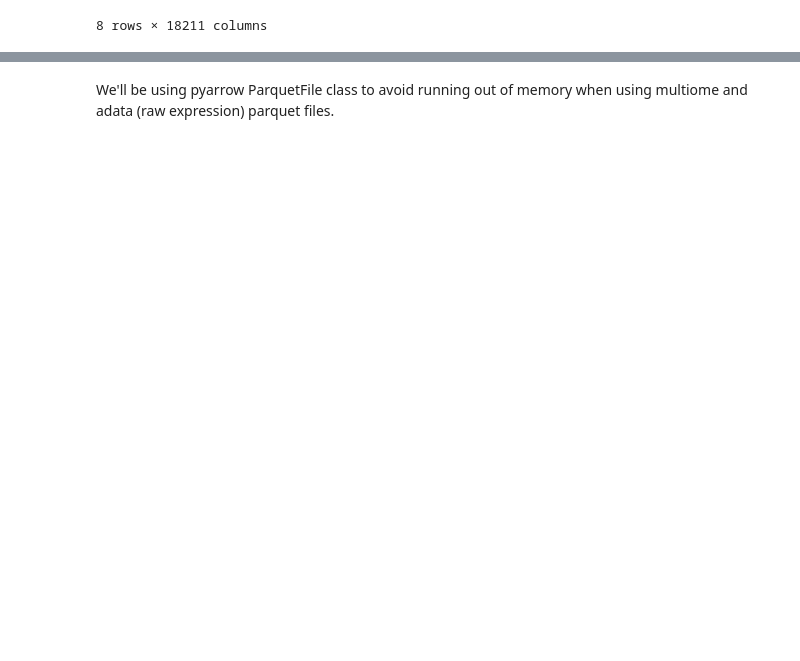
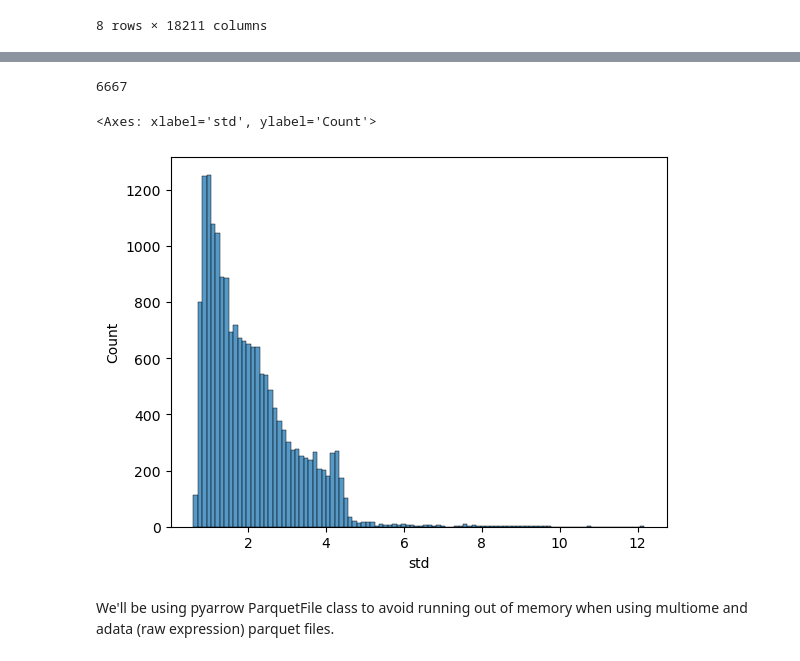
Before and after one commit to arazthexd/Kaggle_SCP, a Jupyter notebook: notebooks/0_EDA.ipynb, the cells around one changed output, grey strips where cells are left out. Cells and saved outputs as stored; diff of their text form; code cells hidden in the pictures; blank space fills up the shorter version.

```diff
--- a/notebooks/0_EDA.ipynb
+++ b/notebooks/0_EDA.ipynb
@@ -36,3 +110,10 @@ diff_exp_summary
+# %%
+print((diff_exp_summary.T["std"]**2 < 2).sum())
+sns.histplot(diff_exp_summary.loc["std"])
+# %% [output]
+6667
+<Axes: xlabel='std', ylabel='Count'>
+[figure, added]
 # %% [markdown]
 We'll be using pyarrow ParquetFile class to avoid running out of memory when using multiome and adata (raw expression) parquet files.
 # %%
```
Also changed, not shown: parts of 8 cells of this notebook.
